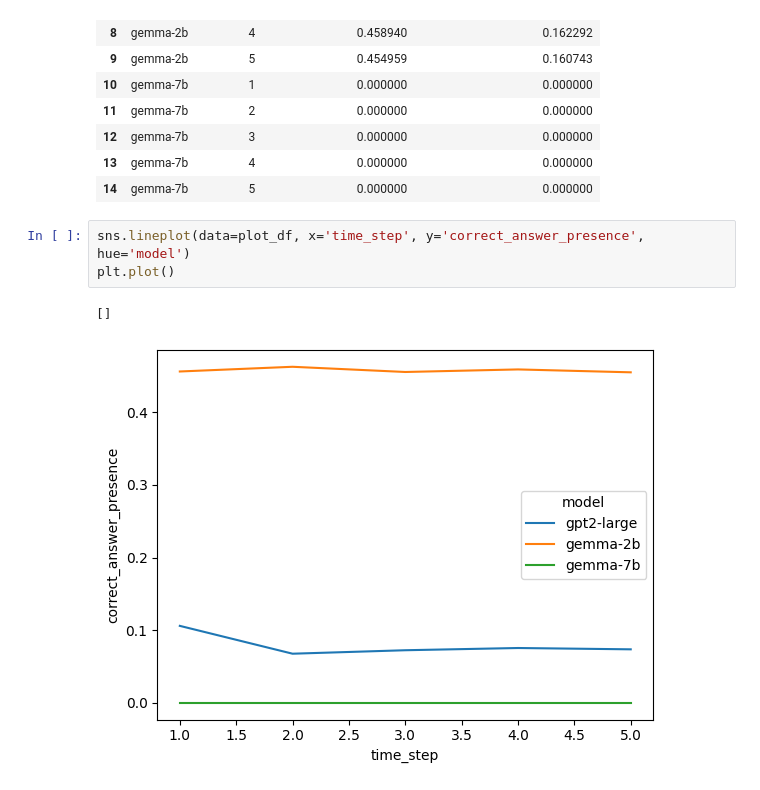
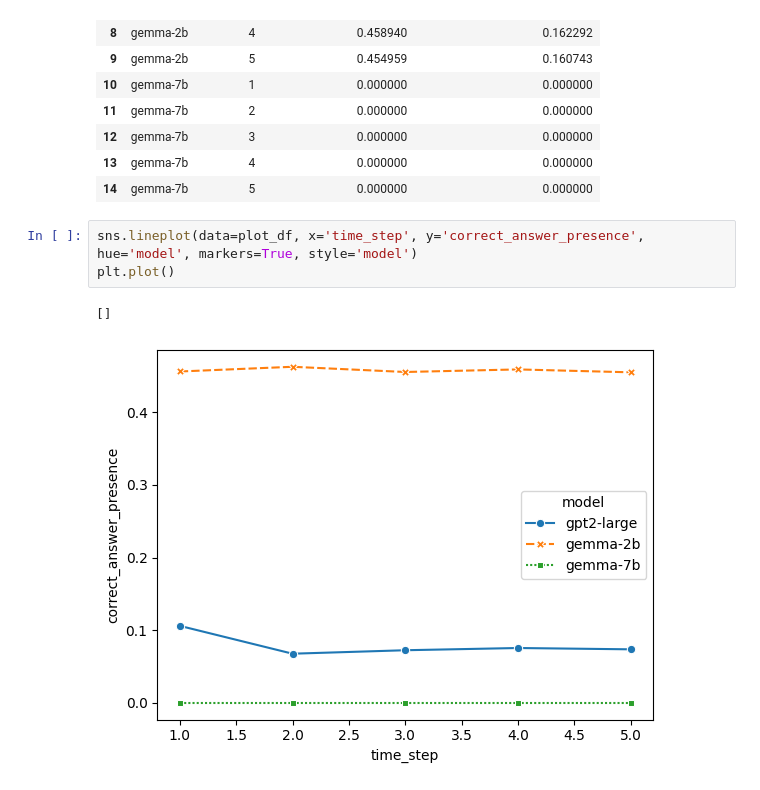
Before and after one commit to AVS1508/COMPSCI-685-Project, a Jupyter notebook: src/evaluation/answer_presence_vs_time_step.ipynb, the cells around one changed output. Saved outputs shown, nothing was run; the diff lists cells and outputs as text.

```diff
--- a/src/evaluation/answer_presence_vs_time_step.ipynb
+++ b/src/evaluation/answer_presence_vs_time_step.ipynb
@@ -95,9 +95,9 @@ plot_df
 | 13 | gemma-7b | 4 | 0.000000 | 0.000000 |
 | 14 | gemma-7b | 5 | 0.000000 | 0.000000 |
 # %%
-sns.lineplot(data=plot_df, x='time_step', y='correct_answer_presence', hue='model')
+sns.lineplot(data=plot_df, x='time_step', y='correct_answer_presence', hue='model', markers=True, style='model')
 plt.plot()
 # %% [output]
 []
-[figure, old version]
+[figure, new version]
 # %%
```
Also changed, not shown: parts of 1 cell of this notebook, 2 other files.
